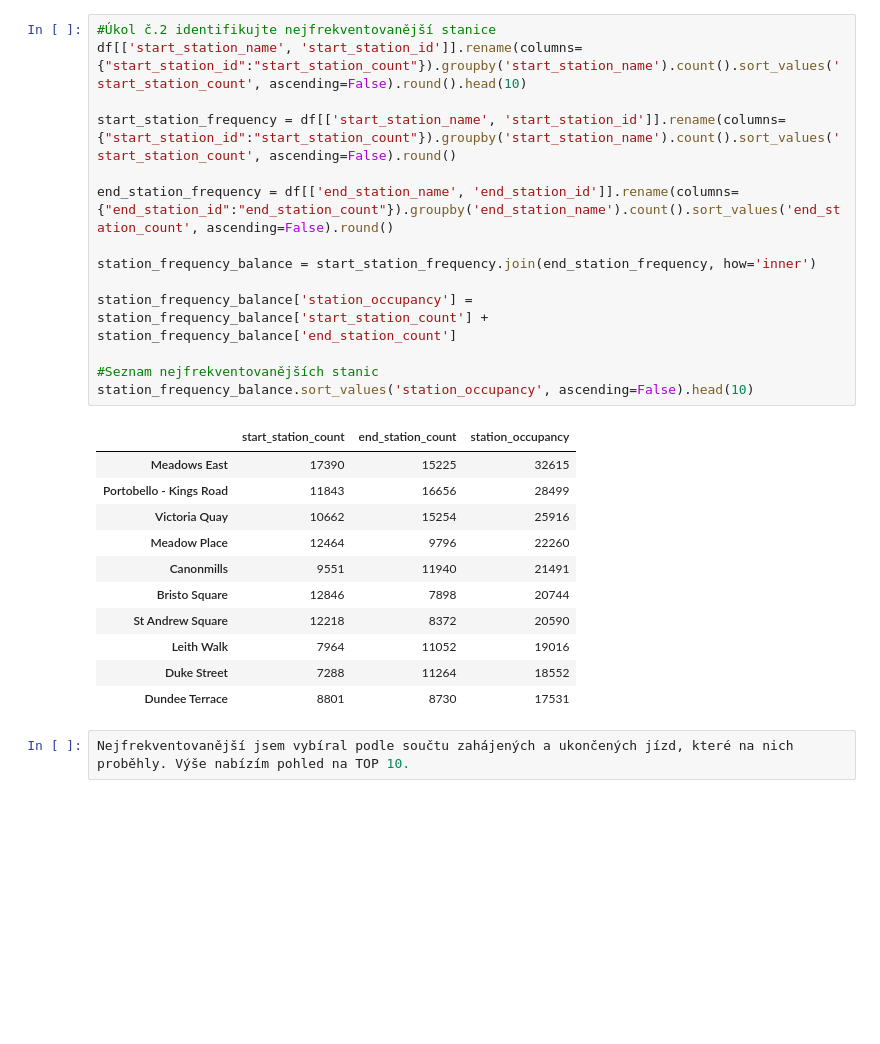
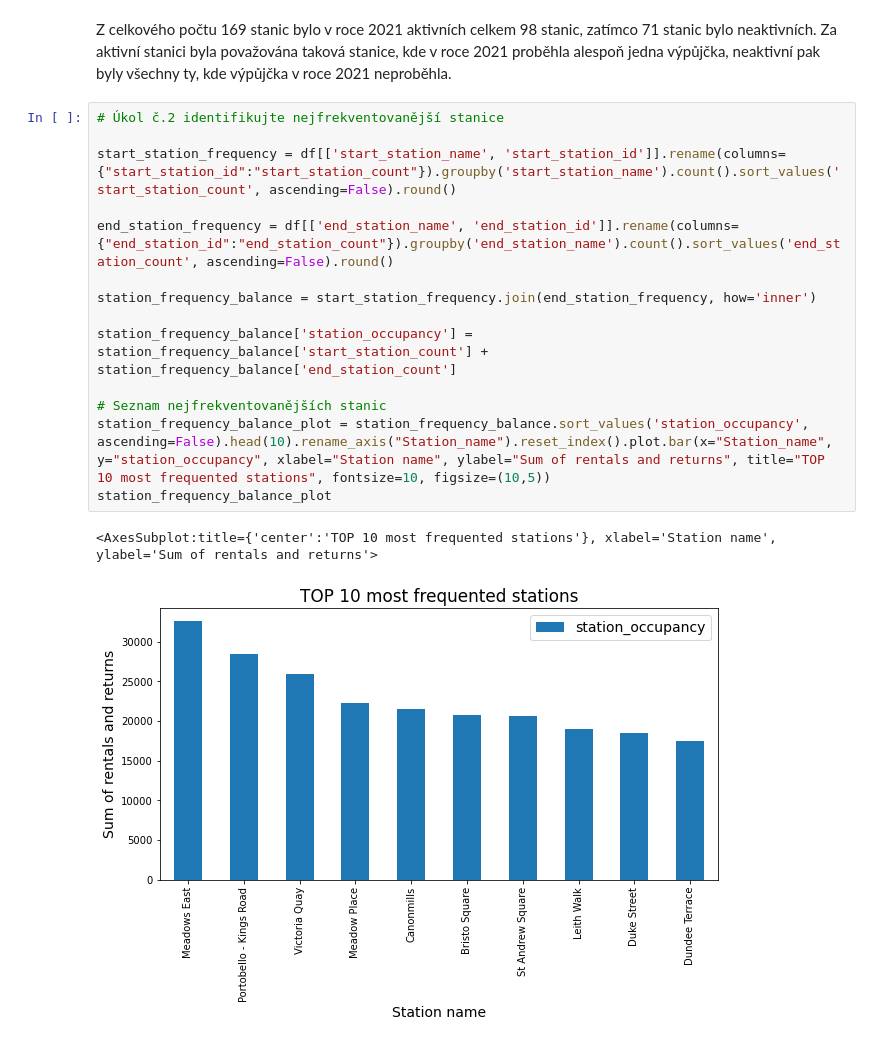
Before and after one commit to MartinHans1/Python-Edinburgh-bike-sharing-case-study, a Jupyter notebook: Python_projekt.ipynb, the cells around one changed output. Drawn from its saved outputs; the diff is of its cells as text; blank space fills up the shorter version.

```diff
--- a/Python_projekt.ipynb
+++ b/Python_projekt.ipynb
@@ -134,28 +130,20 @@ stanice, kde v roce 2021 proběhla alespoň jedna výpůjčka, neaktivní pak by
+# %% [markdown]
+Z celkového počtu 169 stanic bylo v roce 2021 aktivních celkem 98 stanic, zatímco 71 stanic bylo neaktivních. Za aktivní stanici byla považována taková
+stanice, kde v roce 2021 proběhla alespoň jedna výpůjčka, neaktivní pak byly všechny ty, kde výpůjčka v roce 2021 neproběhla.
 # %%
-#Úkol č.2 identifikujte nejfrekventovanější stanice
-df[['start_station_name', 'start_station_id']].rename(columns={"start_station_id":"start_station_count"}).groupby('start_station_name').count().sort_values('start_station_count', ascending=False).round().head(10)
+# Úkol č.2 identifikujte nejfrekventovanější stanice
 
 start_station_frequency = df[['start_station_name', 'start_station_id']].rename(columns={"start_station_id":"start_station_count"}).groupby('start_station_name').count().sort_values('start_station_count', ascending=False).round()
 
 end_station_frequency = df[['end_station_name', 'end_station_id']].rename(columns={"end_station_id":"end_station_count"}).groupby('end_station_name').count().sort_values('end_station_count', ascending=False).round()
 
 station_frequency_balance = start_station_frequency.join(end_station_frequency, how='inner')
 
 station_frequency_balance['station_occupancy'] = station_frequency_balance['start_station_count'] + station_frequency_balance['end_station_count']
 
-#Seznam nejfrekventovanějších stanic
-station_frequency_balance.sort_values('station_occupancy', ascending=False).head(10)
+# Seznam nejfrekventovanějších stanic
+station_frequency_balance_plot = station_frequency_balance.sort_values('station_occupancy', ascending=False).head(10).rename_axis("Station_name").reset_index().plot.bar(x="Station_name", y="station_occupancy", xlabel="Station name", ylabel="Sum of rentals and returns", title="TOP 10 most frequented stations", fontsize=10, figsize=(10,5))
+station_frequency_balance_plot
 # %% [output]
-|  | start_station_count | end_station_count | station_occupancy |
-| Meadows East | 17390 | 15225 | 32615 |
-| Portobello - Kings Road | 11843 | 16656 | 28499 |
-| Victoria Quay | 10662 | 15254 | 25916 |
-| Meadow Place | 12464 | 9796 | 22260 |
-| Canonmills | 9551 | 11940 | 21491 |
-| Bristo Square | 12846 | 7898 | 20744 |
-| St Andrew Square | 12218 | 8372 | 20590 |
-| Leith Walk | 7964 | 11052 | 19016 |
-| Duke Street | 7288 | 11264 | 18552 |
-| Dundee Terrace | 8801 | 8730 | 17531 |
+<AxesSubplot:title={'center':'TOP 10 most frequented stations'}, xlabel='Station name', ylabel='Sum of rentals and returns'>
+[figure, added]
-# %%
-Nejfrekventovanější jsem vybíral podle součtu zahájených a ukončených jízd, které na nich proběhly. Výše nabízím pohled na TOP 10.
```
Also changed, not shown: parts of 51 cells of this notebook.
